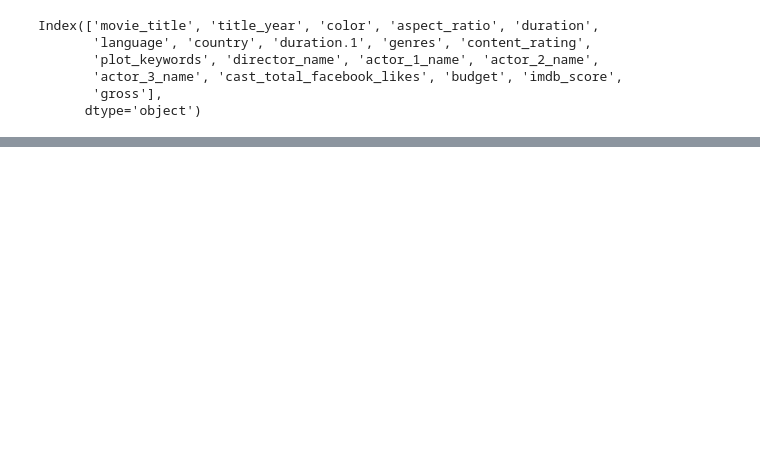
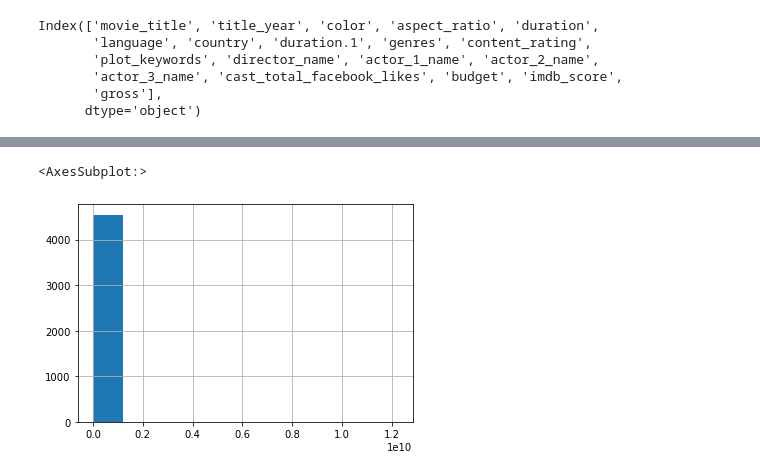
Before and after one commit to luisSantamariaCOL/MachineLearning-Journey, a Jupyter notebook: Machine Learning Projects/Prediccion de Ingresos de Peliculas/Prediccion de Ingresos de Peliculas.ipynb, the cells around one changed output, grey strips where cells are left out. Saved outputs shown, nothing was run; the diff lists cells and outputs as text; code cells hidden in the pictures; blank space fills up the shorter version.

```diff
--- a/Machine Learning Projects/Prediccion de Ingresos de Peliculas/Prediccion de Ingresos de Peliculas.ipynb
+++ b/Machine Learning Projects/Prediccion de Ingresos de Peliculas/Prediccion de Ingresos de Peliculas.ipynb
@@ -227,0 +216,5 @@ obj_cols
+# %%
+movies_num_df['budget'].hist()
+# %% [output]
+<AxesSubplot:>
+[figure, added]
```
Also changed, not shown: parts of 26 cells of this notebook.
